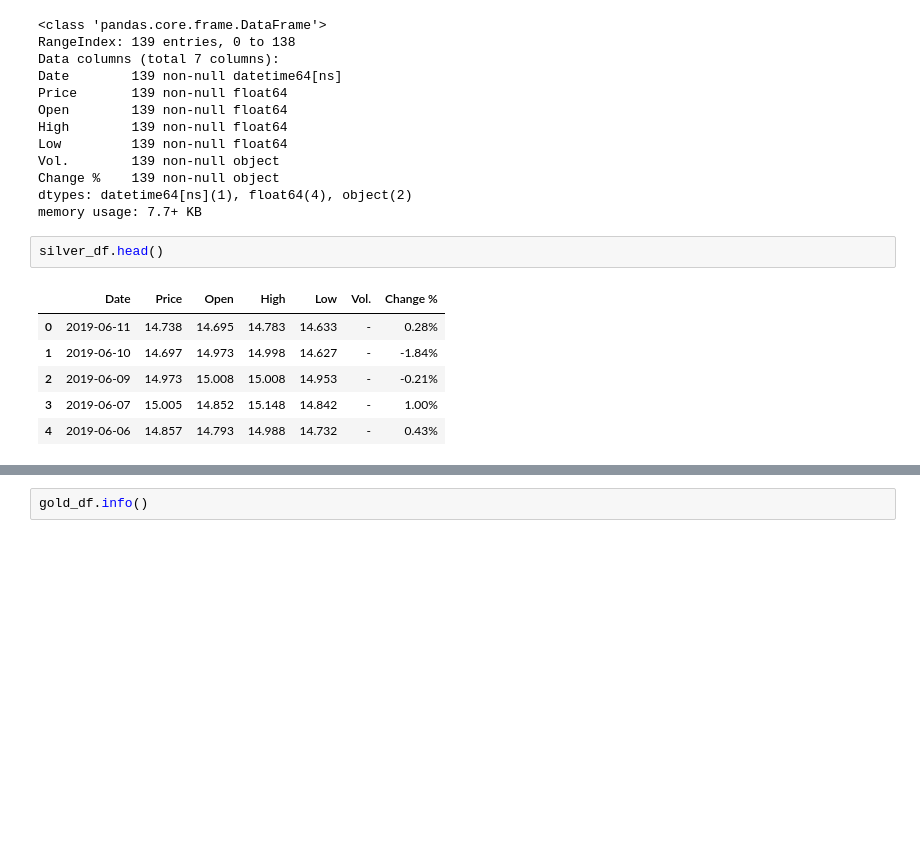
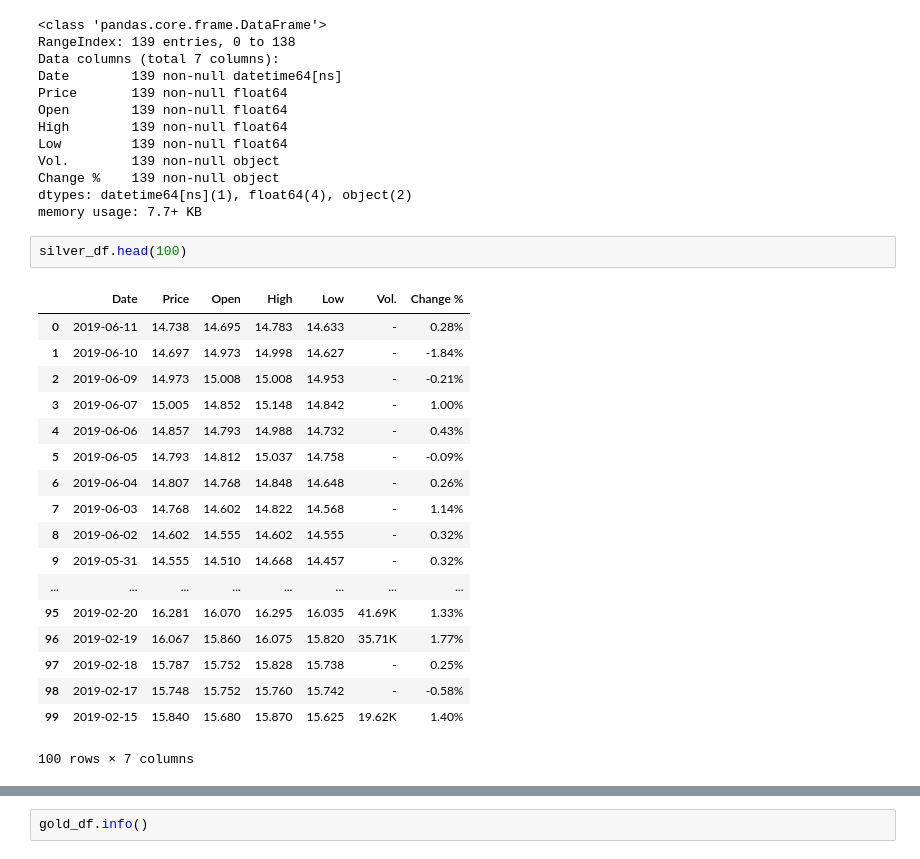
Before and after one commit to pablokimon/Silver-and-Gold, a Jupyter notebook: SilverAndGold.ipynb, the cells around one changed output, grey strips where cells are left out. Cells and saved outputs as stored; diff of their text form; blank space fills up the shorter version.

```diff
--- a/SilverAndGold.ipynb
+++ b/SilverAndGold.ipynb
@@ -48,14 +50,26 @@ Change %    139 non-null object
 dtypes: datetime64[ns](1), float64(4), object(2)
 memory usage: 7.7+ KB
 # %%
-silver_df.head()
+silver_df.head(100)
 # %% [output]
 |  | Date | Price | Open | High | Low | Vol. | Change % |
 | 0 | 2019-06-11 | 14.738 | 14.695 | 14.783 | 14.633 | - | 0.28% |
 | 1 | 2019-06-10 | 14.697 | 14.973 | 14.998 | 14.627 | - | -1.84% |
 | 2 | 2019-06-09 | 14.973 | 15.008 | 15.008 | 14.953 | - | -0.21% |
 | 3 | 2019-06-07 | 15.005 | 14.852 | 15.148 | 14.842 | - | 1.00% |
 | 4 | 2019-06-06 | 14.857 | 14.793 | 14.988 | 14.732 | - | 0.43% |
+| 5 | 2019-06-05 | 14.793 | 14.812 | 15.037 | 14.758 | - | -0.09% |
+| 6 | 2019-06-04 | 14.807 | 14.768 | 14.848 | 14.648 | - | 0.26% |
+| 7 | 2019-06-03 | 14.768 | 14.602 | 14.822 | 14.568 | - | 1.14% |
+| 8 | 2019-06-02 | 14.602 | 14.555 | 14.602 | 14.555 | - | 0.32% |
+| 9 | 2019-05-31 | 14.555 | 14.510 | 14.668 | 14.457 | - | 0.32% |
+| ... | ... | ... | ... | ... | ... | ... | ... |
+| 95 | 2019-02-20 | 16.281 | 16.070 | 16.295 | 16.035 | 41.69K | 1.33% |
+| 96 | 2019-02-19 | 16.067 | 15.860 | 16.075 | 15.820 | 35.71K | 1.77% |
+| 97 | 2019-02-18 | 15.787 | 15.752 | 15.828 | 15.738 | - | 0.25% |
+| 98 | 2019-02-17 | 15.748 | 15.752 | 15.760 | 15.742 | - | -0.58% |
+| 99 | 2019-02-15 | 15.840 | 15.680 | 15.870 | 15.625 | 19.62K | 1.40% |
+100 rows × 7 columns
 # %%
 plt.plot(silver_df['Date'],silver_df['Price'])
 plt.title('Silver Closing Prices')
```
Also changed, not shown: parts of 34 cells of this notebook, 2 other files.
